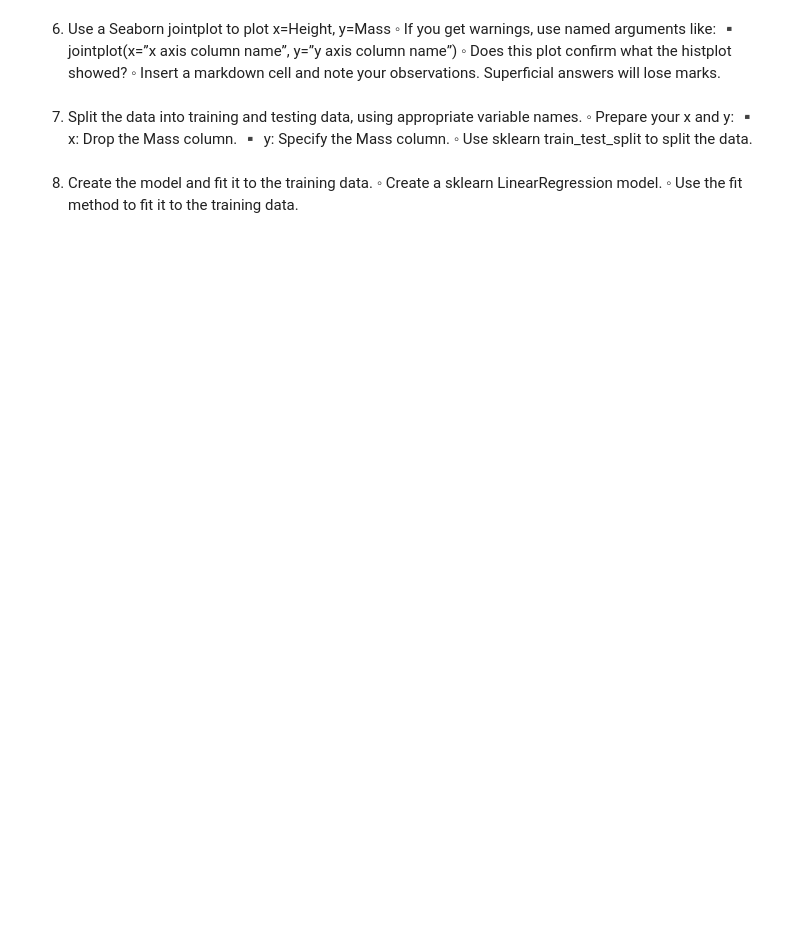
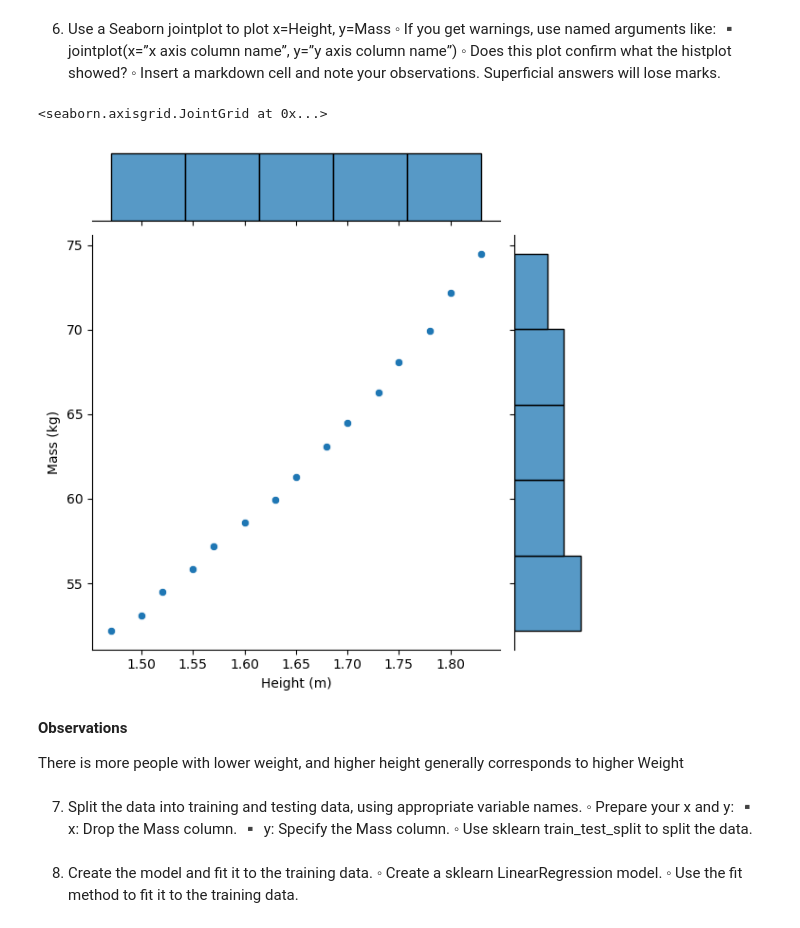
Before and after one commit to Icewav3/Comp-2040_CaseStudy1, a Jupyter notebook: CaseStudy.ipynb, the cells around one changed output. Drawn from its saved outputs; the diff is of its cells as text; code cells hidden in the pictures; blank space fills up the shorter version.

```diff
--- a/CaseStudy.ipynb
+++ b/CaseStudy.ipynb
@@ -24,6 +72,15 @@
 6.	Use a Seaborn jointplot to plot x=Height, y=Mass ◦ If you get warnings, use named arguments like:
 ▪ jointplot(x=”x axis column name”, y=”y axis column name”) ◦ Does this plot confirm what the histplot showed?
 ◦ Insert a markdown cell and note your observations. Superficial answers will lose marks.
+# %%
+sns.jointplot(data=df, x='Height (m)', y='Mass (kg)')
+# %% [output]
+<seaborn.axisgrid.JointGrid at 0x...>
+[figure, added]
+# %% [markdown]
+<b>Observations</b>
+
+There is more people with lower weight, and higher height generally corresponds to higher Weight
 # %% [markdown]
 7.	Split the data into training and testing data, using appropriate variable names.
 ◦ Prepare your x and y:
```
Also changed, not shown: parts of 8 cells of this notebook, 3 other files.
